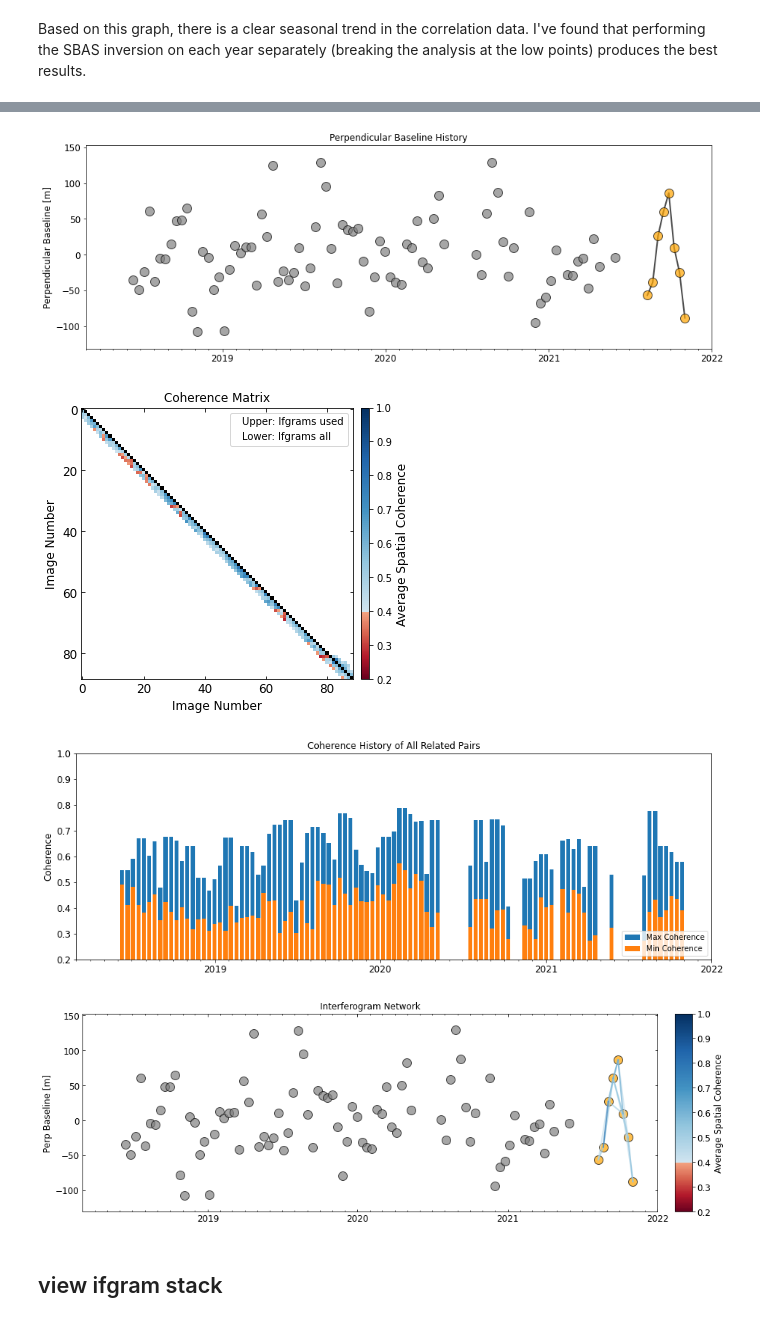
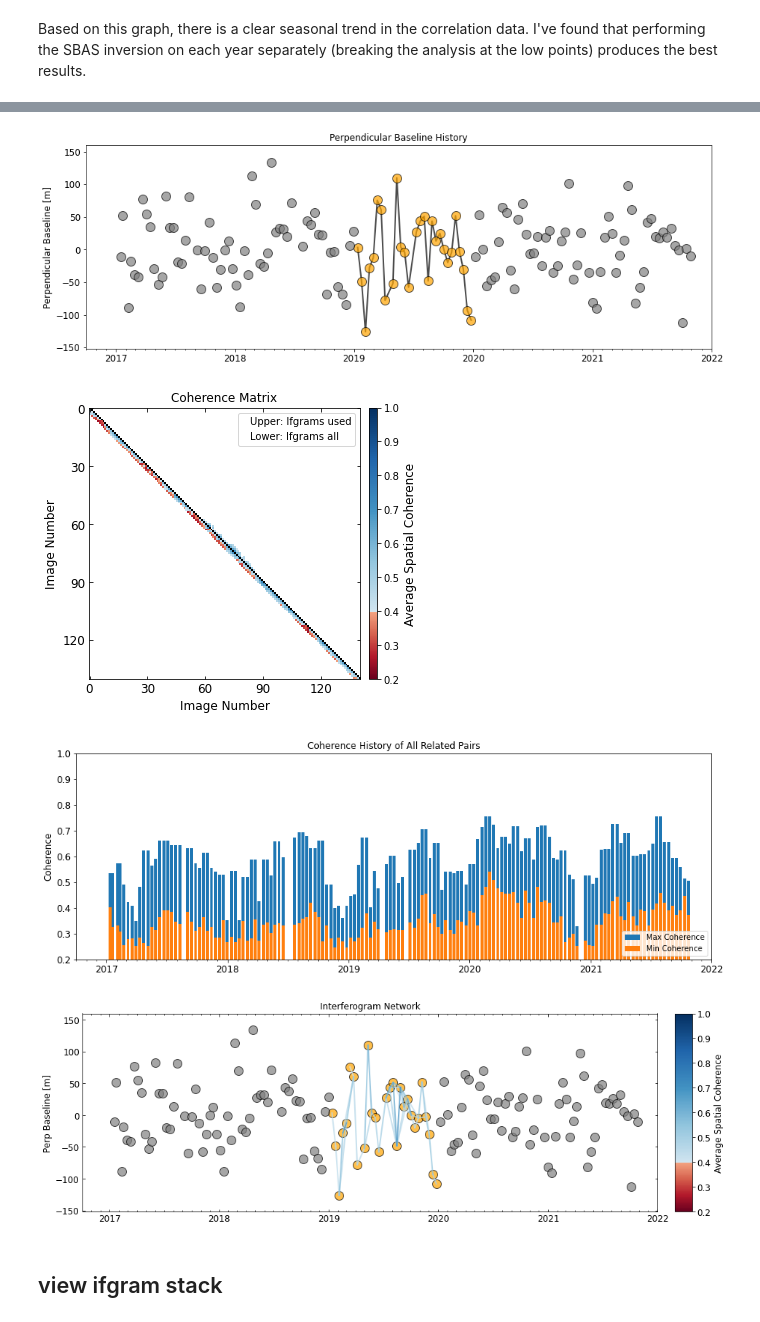
Before and after one commit to forrestfwilliams/hyp3_insar, a Jupyter notebook: hyp3_mintpy.ipynb, the cells around one changed output, grey strips where cells are left out. Saved outputs shown, nothing was run; the diff lists cells and outputs as text; code cells hidden in the pictures.

```diff
--- a/hyp3_mintpy.ipynb
+++ b/hyp3_mintpy.ipynb
@@ -169,6 +184,6 @@ update MODIFICATION_TIME in HDF5 dataset "/coherence"
 touch coherenceSpatialAvg.txt
 Done.
 # %%
-plot_network.main('inputs/ifgramStack_2_25.h5 -t hyp3.cfg --show-kept --figsize 15 5'.split())
+plot_network.main('inputs/ifgramStack.h5 -t hyp3.cfg --show-kept --figsize 15 5'.split())
 # %% [output]
 read options from template file: hyp3.cfg
@@ -190,9 +205,9 @@ data range: [0.2722, 0.7888]
 display range: (0.2, 1.0)
 showing ...
-[figure, old version]
+[figure, new version]
-[figure, old version]
+[figure, new version]
-[figure, old version]
+[figure, new version]
-[figure, old version]
+[figure, new version]
 # %% [markdown]
 ## view ifgram stack
 # %%
```
Also changed, not shown: parts of 17 cells of this notebook, 5 other files.
